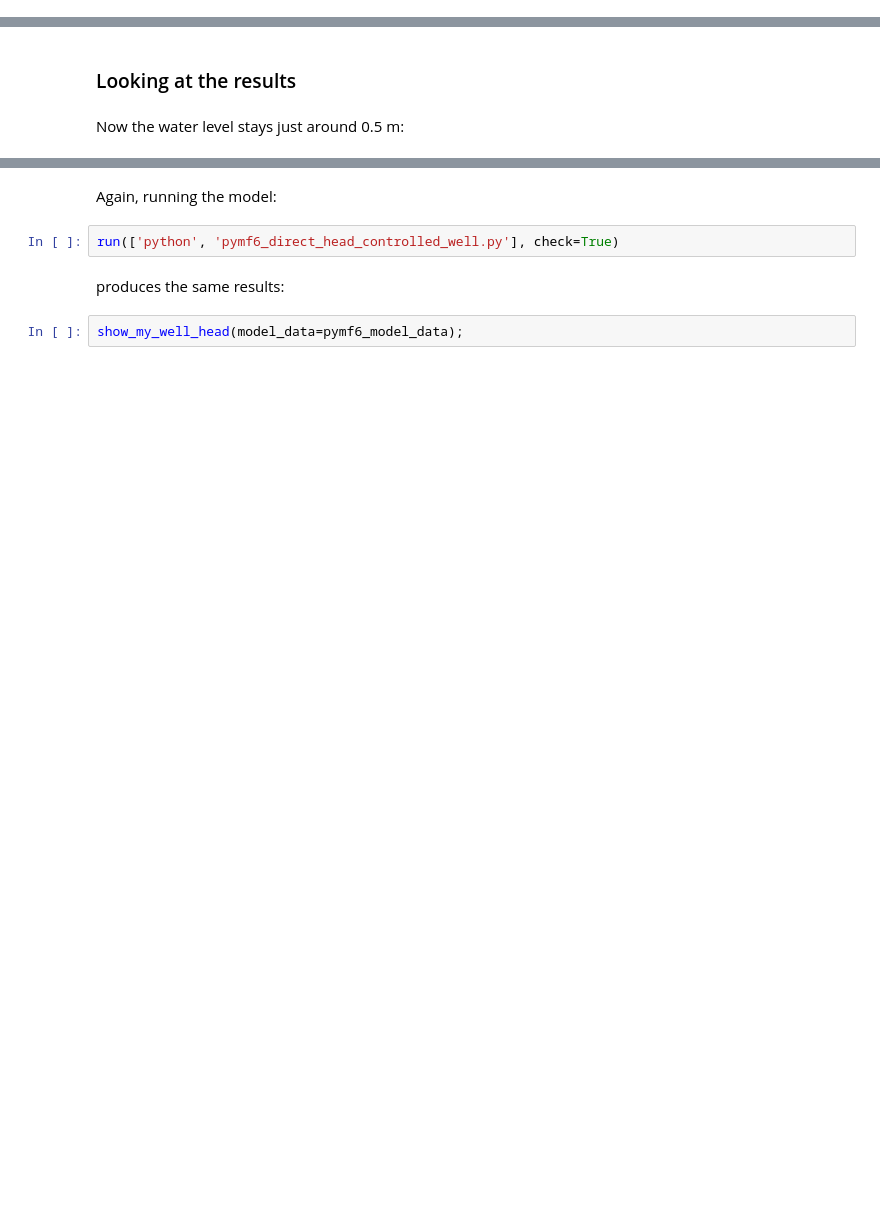
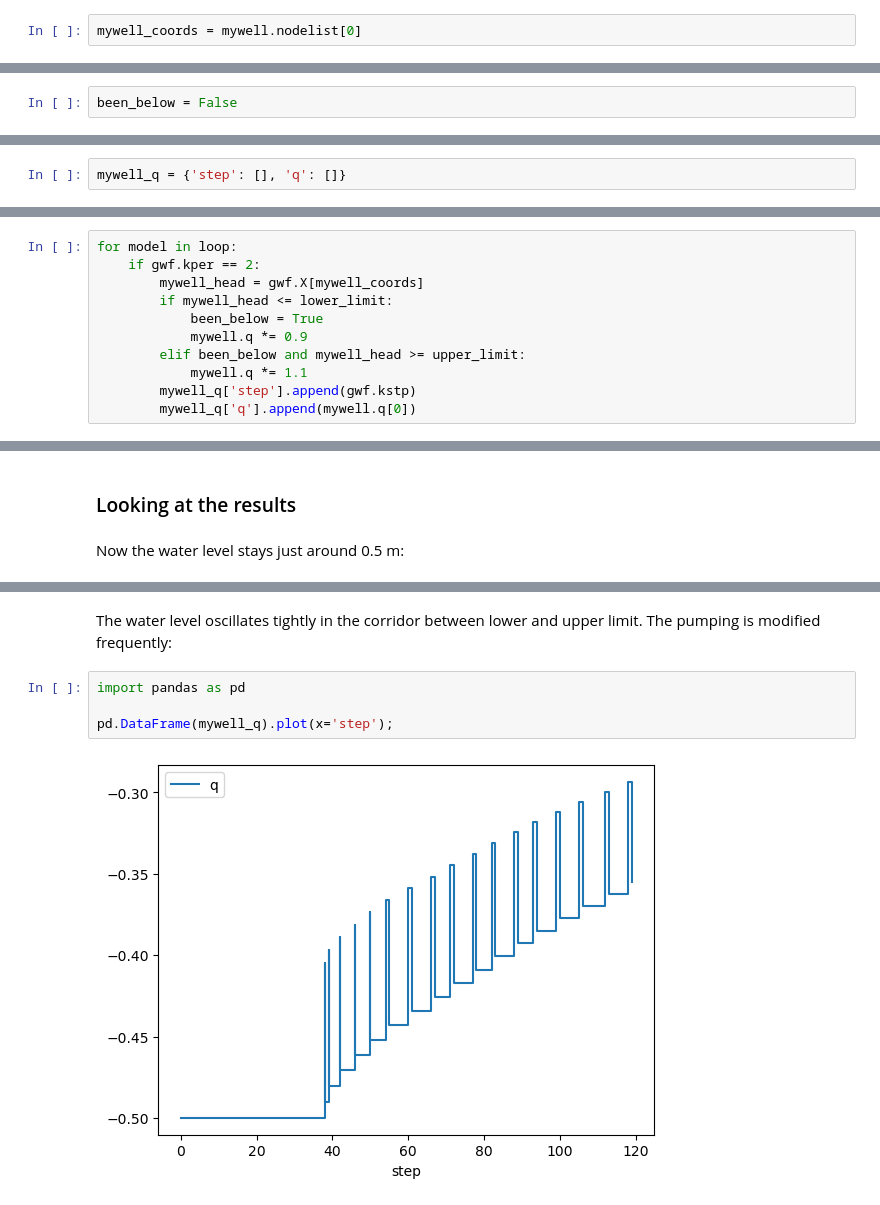
Before and after one commit to hydrocomputing/pymf6, a Jupyter notebook: doc/examples/head_controlled_well/Head_Controlled_Well.ipynb, the cells around one changed output, grey strips where cells are left out. Cells and saved outputs as stored; diff of their text form; blank space fills up the shorter version.

```diff
--- a/doc/examples/head_controlled_well/Head_Controlled_Well.ipynb
+++ b/doc/examples/head_controlled_well/Head_Controlled_Well.ipynb
@@ -565,0 +334,2 @@ CompletedProcess(args=['/Users/mike/Dev/pymf6/.pixi/envs/test/bin/python', 'pymf
+# %%
+mywell_coords = mywell.nodelist[0]
@@ -565,0 +340,2 @@ CompletedProcess(args=['/Users/mike/Dev/pymf6/.pixi/envs/test/bin/python', 'pymf
+# %%
+been_below = False
@@ -565,0 +344,2 @@ CompletedProcess(args=['/Users/mike/Dev/pymf6/.pixi/envs/test/bin/python', 'pymf
+# %%
+mywell_q = {'step': [], 'q': []}
@@ -565,0 +350,11 @@ CompletedProcess(args=['/Users/mike/Dev/pymf6/.pixi/envs/test/bin/python', 'pymf
+# %%
+for model in loop:
+    if gwf.kper == 2:
+        mywell_head = gwf.X[mywell_coords]
+        if mywell_head <= lower_limit:
+            been_below = True
+            mywell.q *= 0.9
+        elif been_below and mywell_head >= upper_limit:
+            mywell.q *= 1.1
+        mywell_q['step'].append(gwf.kstp)
+        mywell_q['q'].append(mywell.q[0])
@@ -661,8 +379,9 @@ the first approach:
-# %% [markdown]
-Again, running the model:
-# %%
-run(['python', 'pymf6_direct_head_controlled_well.py'], check=True)
-# %% [markdown]
-produces the same results:
-# %%
-show_my_well_head(model_data=pymf6_model_data);
+# %% [markdown]
+The water level oscillates tightly in the corridor between lower and upper limit.
+The pumping is modified frequently:
+# %%
+import pandas as pd
+
+pd.DataFrame(mywell_q).plot(x='step');
+# %% [output]
+[figure, added]
```
Also changed, not shown: parts of 101 cells of this notebook, 7 other files.
